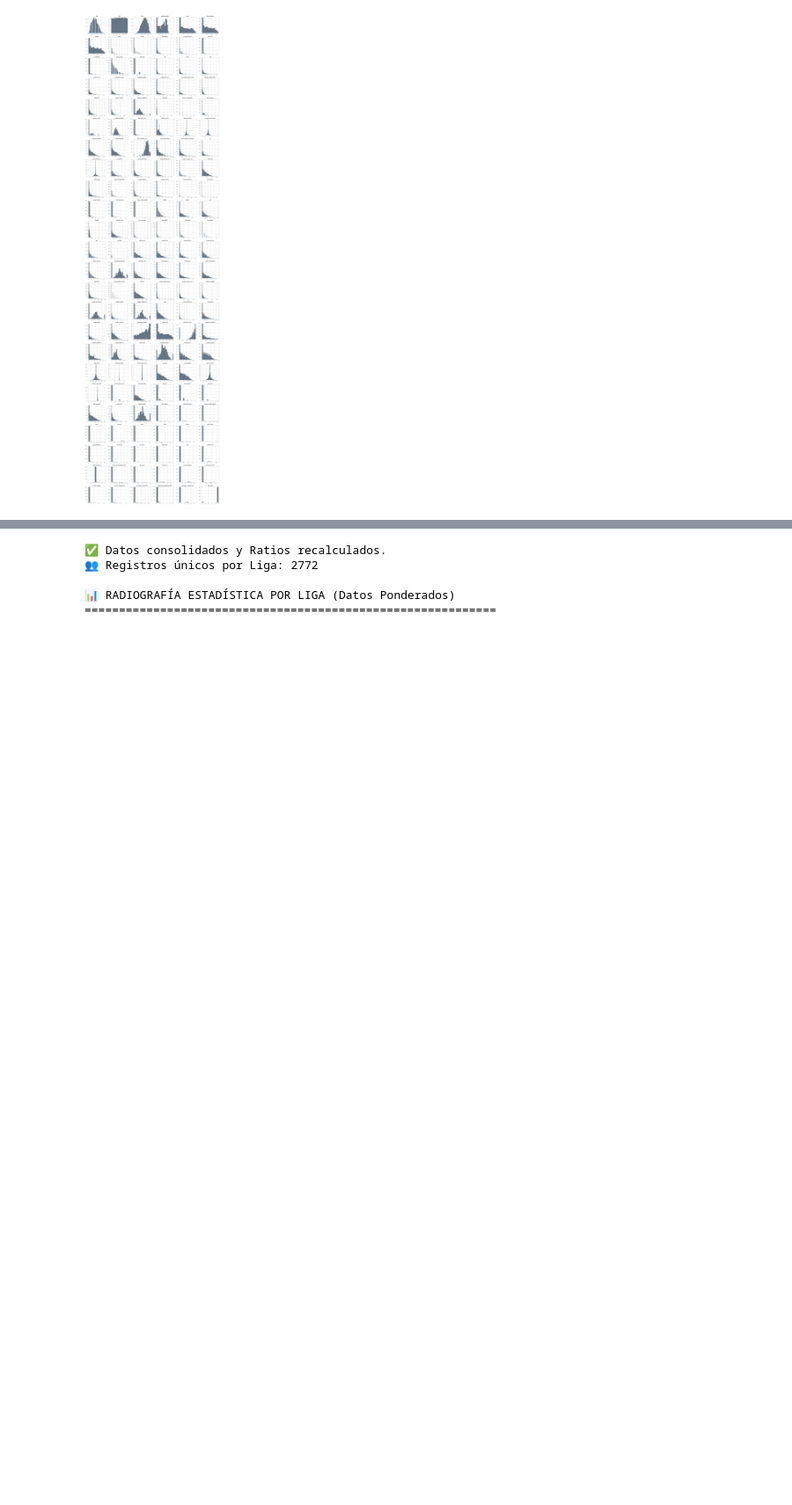
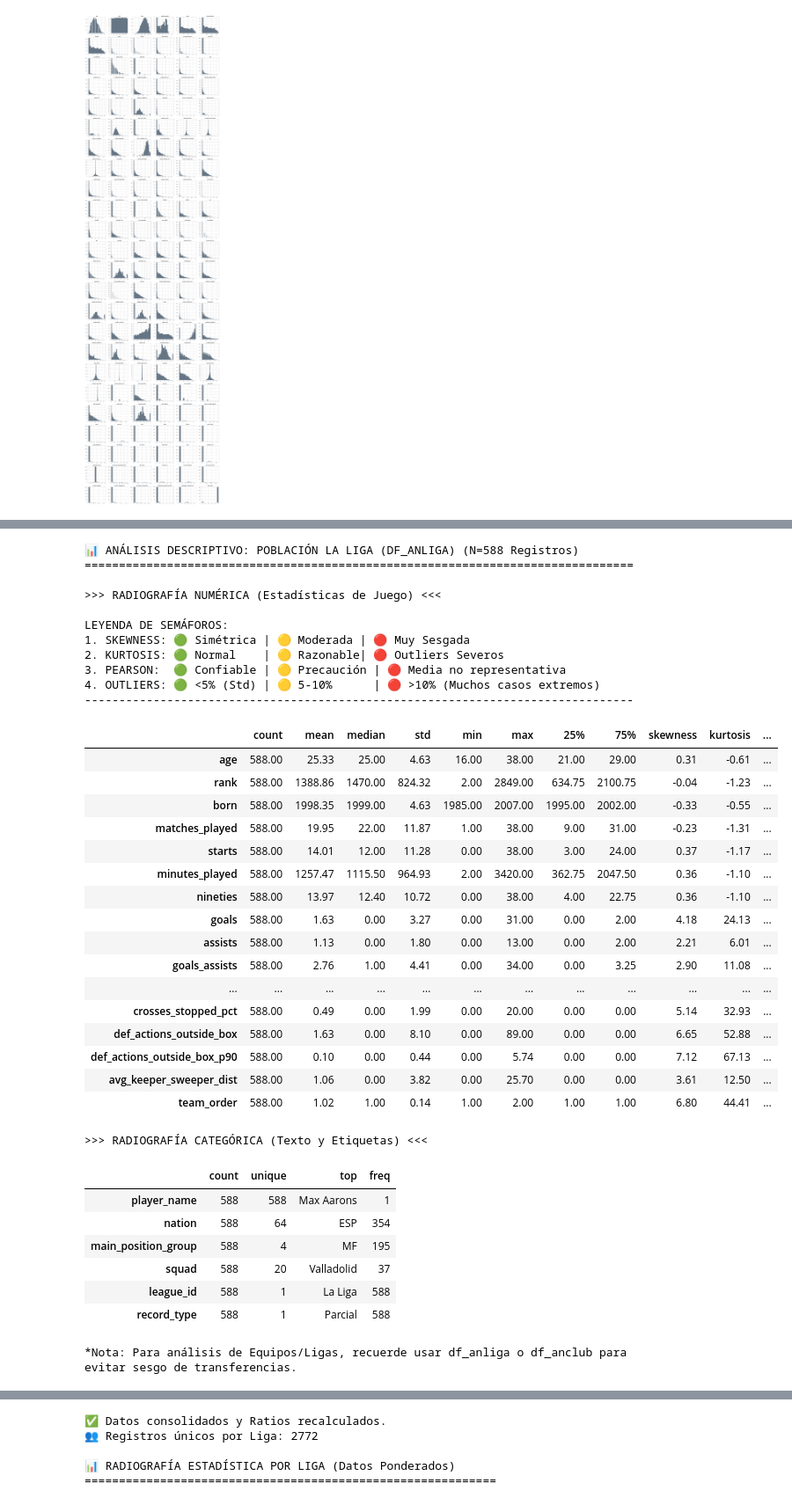
Before and after one commit to RDsanchez-git/Objetive_BallonDor, a Jupyter notebook: notebooks/01_eda_analysis.ipynb, the cells around one changed output, grey strips where cells are left out. Shown at 88% size. Drawn from its saved outputs; the diff is of its cells as text; code cells hidden in the pictures; blank space fills up the shorter version.

```diff
--- a/notebooks/01_eda_analysis.ipynb
+++ b/notebooks/01_eda_analysis.ipynb
@@ -1091,0 +1160,45 @@ Objetivo: Entender el terreno de juego por ligas antes de mirar a los equipos. V
+# %%
+# ================================================
+# ESTADÍSTICA DESCRIPTIVA POR LIGA: LA LIGA
+# ================================================
+
+df_la_liga = df_anliga[df_anliga['league_id'] == 'La Liga']
+generar_radiografia_datos(df_la_liga, "Población La Liga (df_anliga)")
+# %% [output]
+📊 ANÁLISIS DESCRIPTIVO: POBLACIÓN LA LIGA (DF_ANLIGA) (N=588 Registros)
+================================================================================
+
+>>> RADIOGRAFÍA NUMÉRICA (Estadísticas de Juego) <<<
+
+LEYENDA DE SEMÁFOROS:
+1. SKEWNESS: 🟢 Simétrica | 🟡 Moderada | 🔴 Muy Sesgada
+2. KURTOSIS: 🟢 Normal    | 🟡 Razonable| 🔴 Outliers Severos
+3. PEARSON:  🟢 Confiable | 🟡 Precaución | 🔴 Media no representativa
+4. OUTLIERS: 🟢 <5% (Std) | 🟡 5-10%      | 🔴 >10% (Muchos casos extremos)
+--------------------------------------------------------------------------------
+|  | count | mean | median | std | min | max | 25% | 75% | skewness | kurtosis | ... |
+| age | 588.00 | 25.33 | 25.00 | 4.63 | 16.00 | 38.00 | 21.00 | 29.00 | 0.31 | -0.61 | ... |
+| rank | 588.00 | 1388.86 | 1470.00 | 824.32 | 2.00 | 2849.00 | 634.75 | 2100.75 | -0.04 | -1.23 | ... |
+| born | 588.00 | 1998.35 | 1999.00 | 4.63 | 1985.00 | 2007.00 | 1995.00 | 2002.00 | -0.33 | -0.55 | ... |
+| matches_played | 588.00 | 19.95 | 22.00 | 11.87 | 1.00 | 38.00 | 9.00 | 31.00 | -0.23 | -1.31 | ... |
+| starts | 588.00 | 14.01 | 12.00 | 11.28 | 0.00 | 38.00 | 3.00 | 24.00 | 0.37 | -1.17 | ... |
+| minutes_played | 588.00 | 1257.47 | 1115.50 | 964.93 | 2.00 | 3420.00 | 362.75 | 2047.50 | 0.36 | -1.10 | ... |
+| nineties | 588.00 | 13.97 | 12.40 | 10.72 | 0.00 | 38.00 | 4.00 | 22.75 | 0.36 | -1.10 | ... |
+| goals | 588.00 | 1.63 | 0.00 | 3.27 | 0.00 | 31.00 | 0.00 | 2.00 | 4.18 | 24.13 | ... |
+| assists | 588.00 | 1.13 | 0.00 | 1.80 | 0.00 | 13.00 | 0.00 | 2.00 | 2.21 | 6.01 | ... |
+| goals_assists | 588.00 | 2.76 | 1.00 | 4.41 | 0.00 | 34.00 | 0.00 | 3.25 | 2.90 | 11.08 | ... |
+| ... | ... | ... | ... | ... | ... | ... | ... | ... | ... | ... | ... |
+| crosses_stopped_pct | 588.00 | 0.49 | 0.00 | 1.99 | 0.00 | 20.00 | 0.00 | 0.00 | 5.14 | 32.93 | ... |
+| def_actions_outside_box | 588.00 | 1.63 | 0.00 | 8.10 | 0.00 | 89.00 | 0.00 | 0.00 | 6.65 | 52.88 | ... |
+| def_actions_outside_box_p90 | 588.00 | 0.10 | 0.00 | 0.44 | 0.00 | 5.74 | 0.00 | 0.00 | 7.12 | 67.13 | ... |
+| avg_keeper_sweeper_dist | 588.00 | 1.06 | 0.00 | 3.82 | 0.00 | 25.70 | 0.00 | 0.00 | 3.61 | 12.50 | ... |
+| team_order | 588.00 | 1.02 | 1.00 | 0.14 | 1.00 | 2.00 | 1.00 | 1.00 | 6.80 | 44.41 | ... |
+>>> RADIOGRAFÍA CATEGÓRICA (Texto y Etiquetas) <<<
+|  | count | unique | top | freq |
+| player_name | 588 | 588 | Max Aarons | 1 |
+| nation | 588 | 64 | ESP | 354 |
+| main_position_group | 588 | 4 | MF | 195 |
+| squad | 588 | 20 | Valladolid | 37 |
+| league_id | 588 | 1 | La Liga | 588 |
+| record_type | 588 | 1 | Parcial | 588 |
+*Nota: Para análisis de Equipos/Ligas, recuerde usar df_anliga o df_anclub para evitar sesgo de transferencias.
```
Also changed, not shown: parts of 14 cells of this notebook.
